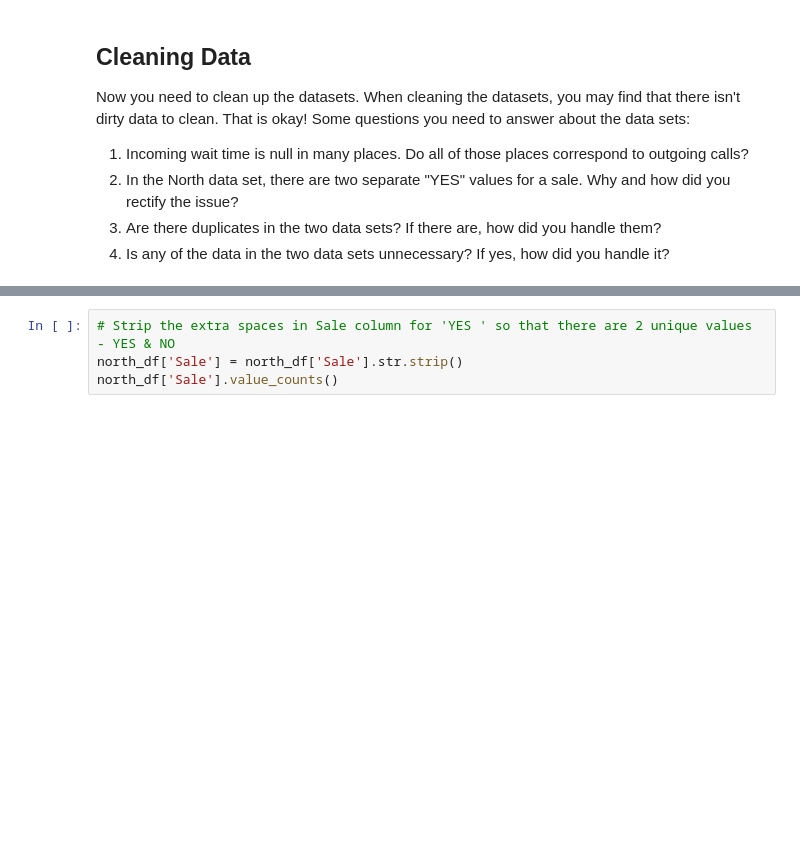
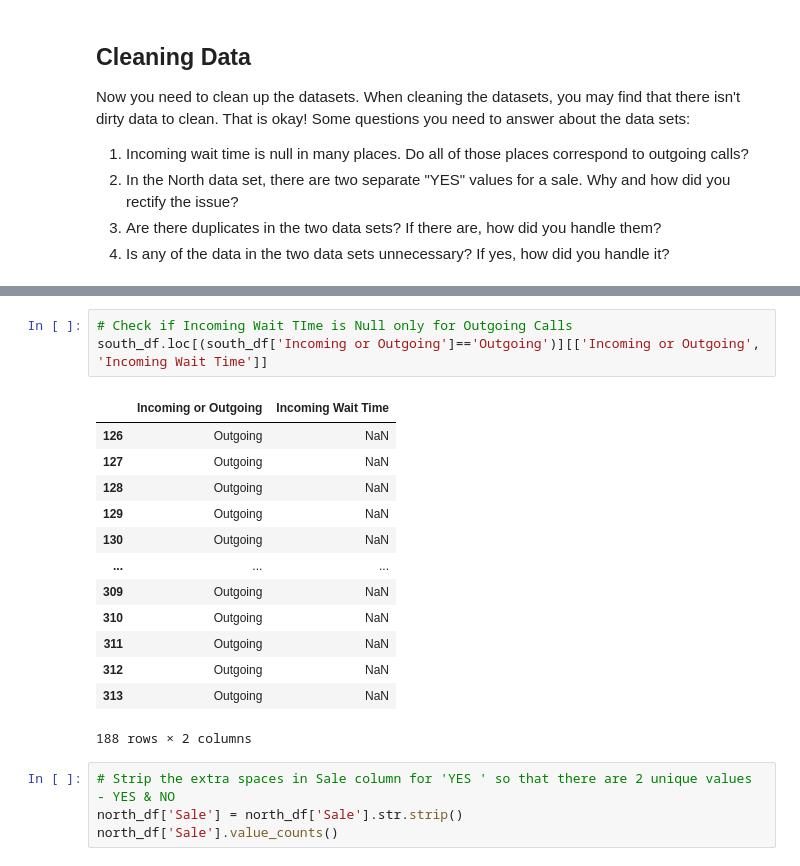
Before and after one commit to vnmjaing/call-center-cleanup-assignment, a Jupyter notebook: Call Center Cleanup.ipynb, the cells around one changed output, grey strips where cells are left out. Saved outputs shown, nothing was run; the diff lists cells and outputs as text; blank space fills up the shorter version.

```diff
--- a/Call Center Cleanup.ipynb
+++ b/Call Center Cleanup.ipynb
@@ -227,3 +244,20 @@ Now you need to clean up the datasets. When cleaning the datasets, you may find
+# %%
+# Check if Incoming Wait TIme is Null only for Outgoing Calls
+south_df.loc[(south_df['Incoming or Outgoing']=='Outgoing')][['Incoming or Outgoing', 'Incoming Wait Time']]
+# %% [output]
+|  | Incoming or Outgoing | Incoming Wait Time |
+| 126 | Outgoing | NaN |
+| 127 | Outgoing | NaN |
+| 128 | Outgoing | NaN |
+| 129 | Outgoing | NaN |
+| 130 | Outgoing | NaN |
+| ... | ... | ... |
+| 309 | Outgoing | NaN |
+| 310 | Outgoing | NaN |
+| 311 | Outgoing | NaN |
+| 312 | Outgoing | NaN |
+| 313 | Outgoing | NaN |
+188 rows × 2 columns
 # %%
 # Strip the extra spaces in Sale column for 'YES ' so that there are 2 unique values - YES & NO
 north_df['Sale'] = north_df['Sale'].str.strip()
```
Also changed, not shown: parts of 12 cells of this notebook.
